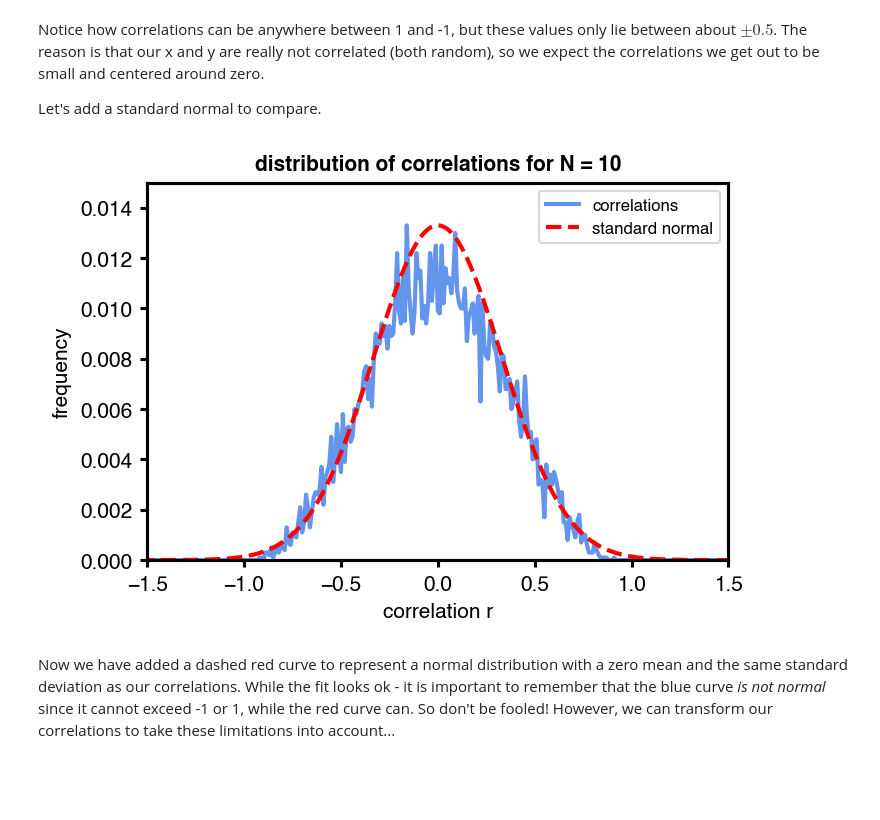
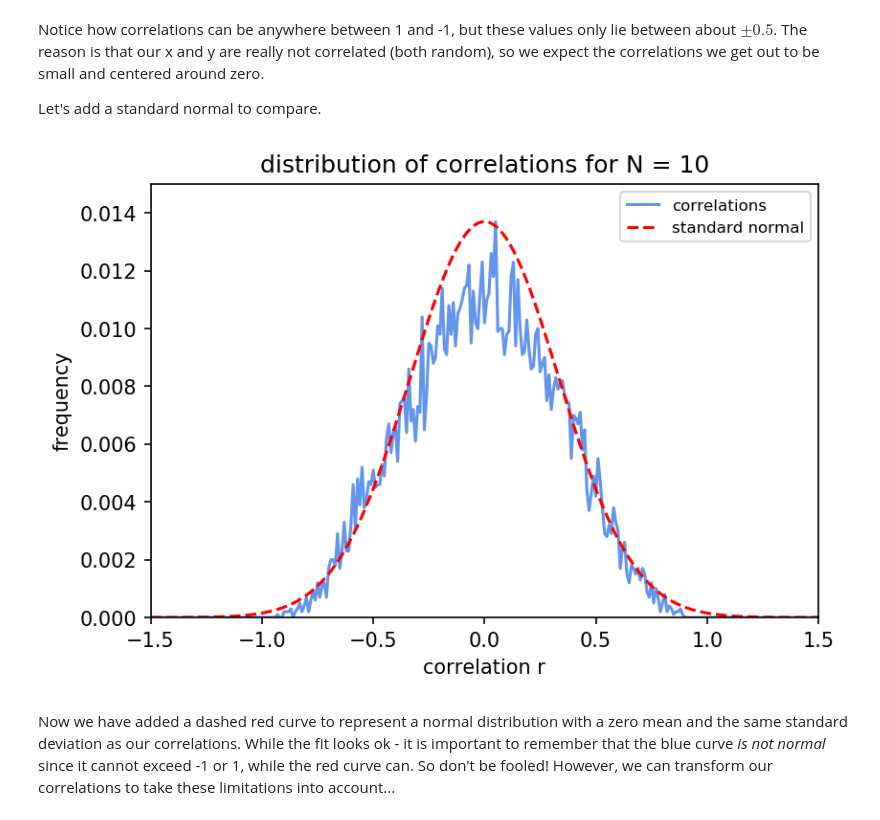
Before and after one commit to kjmayer/ats655-coursematerial, a Jupyter notebook: jupyter_notebooks/testing_normality_of_correlations.ipynb, the cells around one changed output. Cells and saved outputs as stored; diff of their text form; code cells hidden in the pictures; blank space fills up the shorter version.

```diff
--- a/jupyter_notebooks/testing_normality_of_correlations.ipynb
+++ b/jupyter_notebooks/testing_normality_of_correlations.ipynb
@@ -12,23 +12,18 @@ What does the distribution of correlations look like? Here we take a Monte Carlo
 #.............................................
 import numpy as np
 import matplotlib.pyplot as plt
-import importlib
 import scipy.stats as stats
-
-import general_functions as gf
-importlib.reload(gf)
-gf.add_parent_dir_to_path()
-
-from lib import class_general_functions as cgf
-importlib.reload(cgf)
 
 import seaborn as sns
 
 #.............................................
 # PLOTTING COMMANDS
 #.............................................
-gf.cc()
-plt.ioff()
+import matplotlib as mpl
+
+# set figure defaults
+mpl.rcParams['figure.dpi'] = 150
+plt.rcParams['figure.figsize'] = (12.0/2, 8.0/2)
 # %% [markdown]
 Let's first setup the easy parameter - the length of our samples. We can always change it later.
 # %%
@@ -71,16 +66,26 @@ Notice how correlations can be anywhere between 1 and -1, but these values only
 
 Let's add a standard normal to compare.
 # %%
+plt.figure()
+hx = np.histogram(r,xinc)
+plot_hx = hx[0]/float(np.size(r))
+plt.plot(hx[1][:-1],plot_hx,'-',color='cornflowerblue', label = 'correlations')
+
+plt.ylim(0,.015)
+plt.xlabel('correlation r')
+plt.ylabel('frequency')
+plt.title('distribution of correlations for N = ' + str(N))
+
 plt.xlim(-1.5,1.5)
 
 f = stats.norm.pdf(xinc, loc = 0.0,scale = np.std(r))
 plt.plot(xinc,(f/np.max(f))*np.max(plot_hx),'--r', label = 'standard normal')
 
 plt.legend(fontsize = 8)
 
 plt.show()
 # %% [output]
-[figure, old version]
+[figure, new version]
 # %% [markdown]
 Now we have added a dashed red curve to represent a normal distribution with a zero mean and the same standard deviation as our correlations. While the fit looks ok - it is important to remember that the blue curve _is not normal_ since it cannot exceed -1 or 1, while the red curve can. So don't be fooled! However, we can transform our correlations to take these limitations into account...
 # %% [markdown]
```
Also changed, not shown: parts of 7 cells of this notebook, 2 other files.
